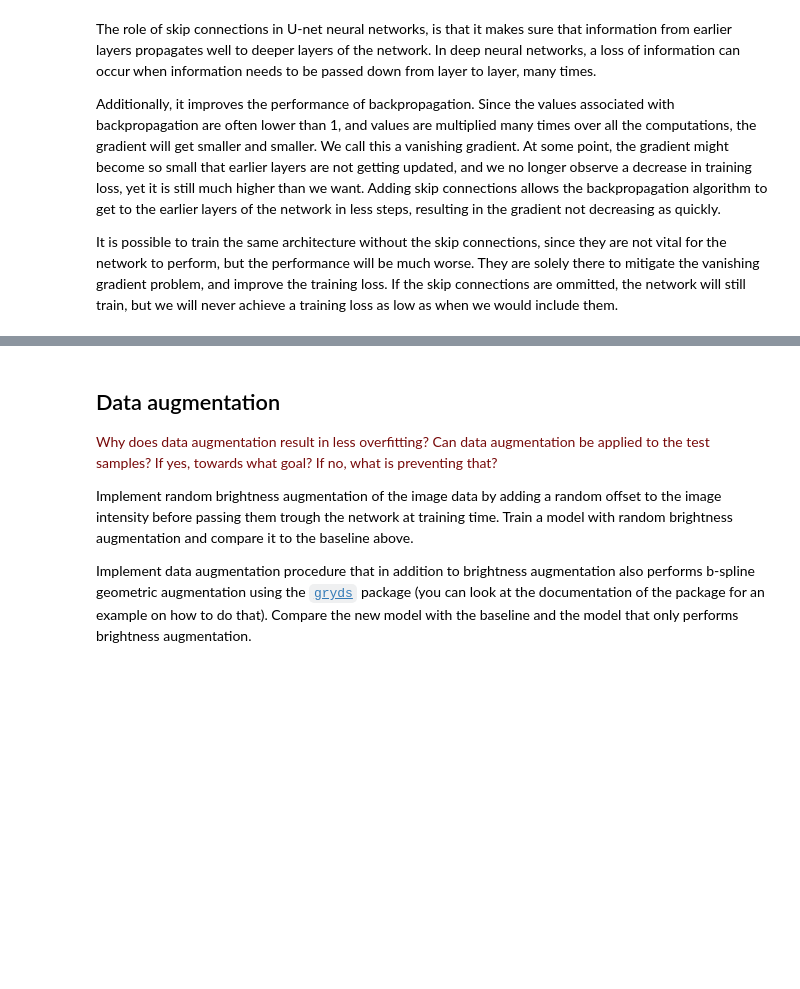
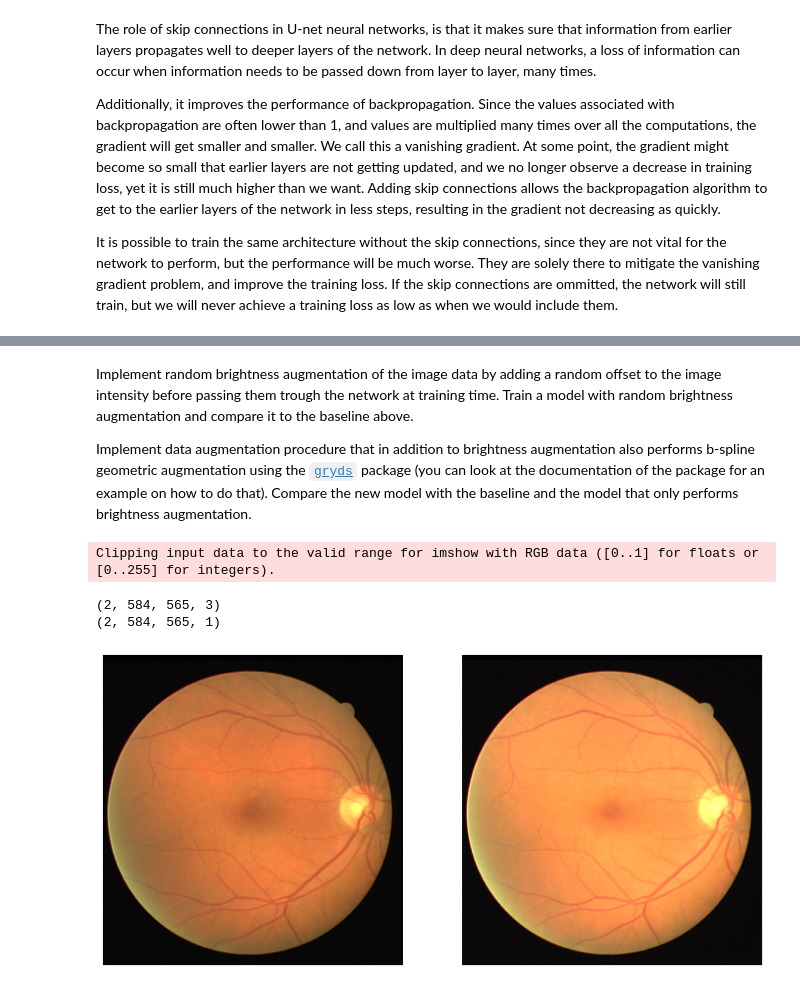
Before and after one commit to sarahlou-dr/8dm50-machine-learning, a Jupyter notebook: practicals/week_5.ipynb, the cells around one changed output, grey strips where cells are left out. Drawn from its saved outputs; the diff is of its cells as text; code cells hidden in the pictures; blank space fills up the shorter version.

Commit message:
code data augmentation

```diff
--- a/practicals/week_5.ipynb
+++ b/practicals/week_5.ipynb
@@ -434,9 +464,76 @@ It is possible to train the same architecture without the skip connections, sinc
 # %% [markdown]
-## Data augmentation
-
-<font color='#770a0a'>Why does data augmentation result in less overfitting? Can data augmentation be applied to the test samples? If yes, towards what goal? If no, what is preventing that?</font>
 
 
 Implement random brightness augmentation of the image data by adding a random offset to the image intensity before passing them trough the network at training time. Train a model with random brightness augmentation and compare it to the baseline above.
 
 Implement data augmentation procedure that in addition to brightness augmentation also performs b-spline geometric augmentation using the [`gryds`](https://github.com/tueimage/gryds) package (you can look at the documentation of the package for an example on how to do that). Compare the new model with the baseline and the model that only performs brightness augmentation.
+# %%
+# Add random brightness augmentation to input of model
+
+import os
+import sys
+import numpy as np
+import matplotlib.pyplot as plt
+sys.path.append('code/')
+
+from sklearn.model_selection import train_test_split
+from unet_model import unet
+from unet_utils import extract_patches, preprocessing, datagenerator, load_data
+from keras.models import load_model
+from keras.optimizers import Adam, SGD
+from keras.callbacks import EarlyStopping, ModelCheckpoint, ReduceLROnPlateau
+from keras.preprocessing.image import random_brightness
+from glob import glob
+from matplotlib.colors import rgb_to_hsv, hsv_to_rgb
+
+# location of the DRIVE dataset
+data_folder = 'data/'
+train_paths = glob(data_folder + 'training/images/*.tif')
+images, masks, segmentations = load_data(train_paths)
+
+# divide in training and validation
+train_images, val_images, train_masks, val_masks, train_segmentations, val_segmentations = train_test_split(
+    images, masks, segmentations, test_size=0.2, random_state=7)
+
+# pad the validation data to fit the U-Net model
+val_images, val_masks, val_segmentations = preprocessing(
+    val_images,
+    val_masks,
+    val_segmentations,
+    desired_shape=(584, 584))
+
+# use a single training image, to better demonstrate the effects of data augmentation
+X_train, y_train = np.expand_dims(train_images[0], axis=0), np.expand_dims(train_segmentations[0], axis=0)
+
+# print(X_train.shape)
+# print(y_train.shape)
+
+# create augmented image
+X_train_hsv = rgb_to_hsv(X_train)                                                   # rgb to hsv, brightness value is more easily accessible
+X_train_hsv[:, :, :, 2] = X_train_hsv[:, :, :, 2] * (0.5 + np.random.uniform())     # uniformly scale channel V
+X_train_hsv[:, :, :, 2][X_train_hsv[:, :, :, 2] > 225] = 225                        # out of range values are reset
+X_train_RB = np.array(hsv_to_rgb(X_train_hsv))                                      # hsv to rgb, so image is comparable with X_train image
+
+# show original image and augmented image
+plt.figure(figsize=(12, 10))
+
+plt.subplot(1, 2, 1)
+plt.axis('off')
+plt.imshow(X_train[0])
+
+plt.subplot(1, 2, 2)
+plt.axis('off')
+plt.imshow(X_train_RB[0])
+
+# add augmented image to training data - same image, but with different brightness
+X_train = np.concatenate((X_train, X_train_RB), axis=0)
+print(X_train.shape)
+
+# also duplicate segmentation, no augmentation necessary for this
+y_train = np.concatenate((y_train, y_train), axis=0)
+print(y_train.shape)
+# %% [output]
+Clipping input data to the valid range for imshow with RGB data ([0..1] for floats or [0..255] for integers).
+(2, 584, 565, 3)
+(2, 584, 565, 1)
+[figure, added]
```
Also changed, not shown: parts of 14 cells of this notebook.
